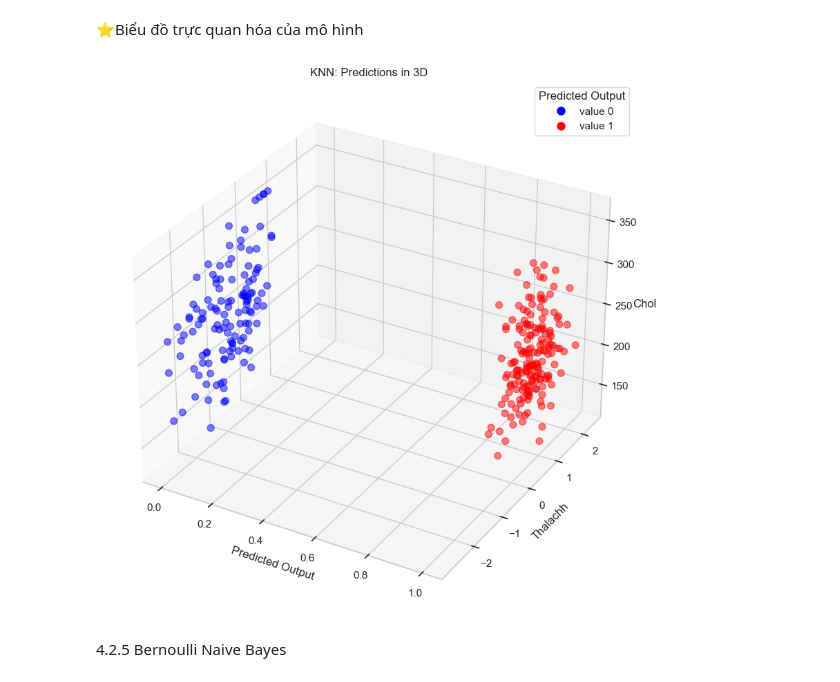
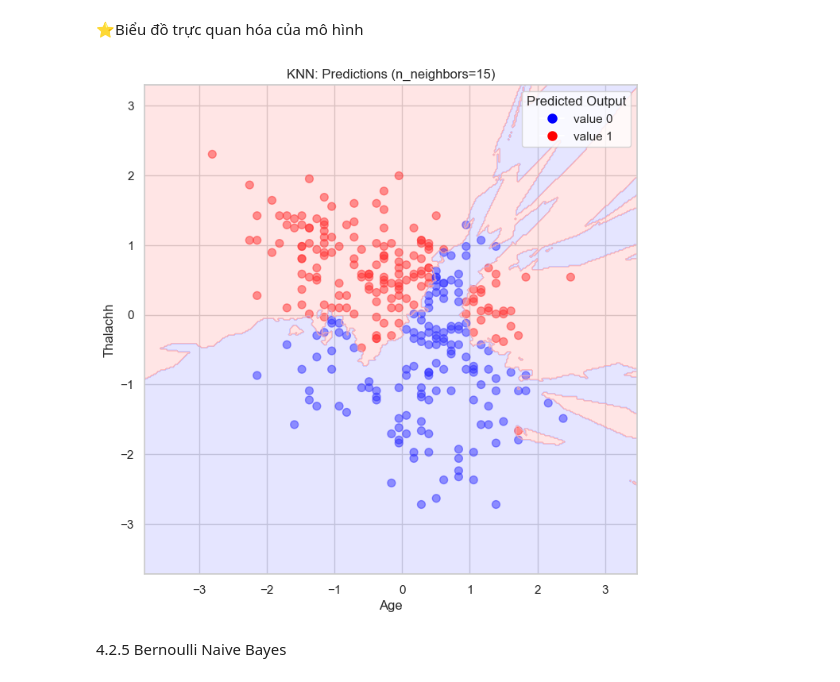
Before and after one commit to minhkhanh-coder/machine-learning-1, a Jupyter notebook: supervised_learning/supervised_learning.ipynb, the cells around one changed output. Drawn from its saved outputs; the diff is of its cells as text; code cells hidden in the pictures.

```diff
--- a/supervised_learning/supervised_learning.ipynb
+++ b/supervised_learning/supervised_learning.ipynb
@@ -758,51 +754,56 @@ weighted avg       0.74      0.73      0.74        60
 # %% [markdown]
 ⭐Biểu đồ trực quan hóa của mô hình
 # %%
-from sklearn.neighbors import KNeighborsClassifier
-from sklearn.preprocessing import StandardScaler
-import matplotlib.pyplot as plt
-import pandas as pd
-
-# Giả sử df là DataFrame của bạn
+# Chọn các biến độc lập và biến phụ thuộc
 numeric_features = ["age", "thalachh"]
 target_column = "output"
 
 # Chuẩn hóa dữ liệu
 scaler = StandardScaler()
 df[numeric_features] = scaler.fit_transform(df[numeric_features])
 
-# Xác định các đặc trưng và biến mục tiêu
+# Xác định các biến độc lập và biến phụ thuộc
 X_knn = df[numeric_features]
 y_knn = df[target_column]
 
-# Khởi tạo mô hình KNN
-knn_model = KNeighborsClassifier(n_neighbors=103)
+# Khởi tạo và huấn luyện mô hình KNN
+knn_model = KNeighborsClassifier(n_neighbors=15)
 knn_model.fit(X_knn, y_knn)
 
-# Dự đoán giá trị "output" cho toàn bộ tập dữ liệu
+# Dự đoán giá trị trên toàn bộ tập dữ liệu
 df["predicted_output"] = knn_model.predict(X_knn)
 
-# Biểu đồ scatter 3D với màu tương ứng với giá trị dự đoán
-fig = plt.figure(figsize=(10, 10))
-ax = fig.add_subplot(111, projection='3d')
+# Tạo meshgrid để vẽ đường biên quyết định
+h = 0.02
+x_min, x_max = df["age"].min() - 1, df["age"].max() + 1
+y_min, y_max = df["thalachh"].min() - 1, df["thalachh"].max() + 1
+xx, yy = np.meshgrid(np.arange(x_min, x_max, h), np.arange(y_min, y_max, h))
+
+# Dự đoán trên meshgrid
+Z = knn_model.predict(np.c_[xx.ravel(), yy.ravel()])
+Z = Z.reshape(xx.shape)
+
+# Trực quan hóa dữ liệu với màu sắc tương ứng với giá trị dự đoán
+plt.figure(figsize=(8, 8))
 colors = df["predicted_output"].map({0: 'blue', 1: 'red'})
-ax.scatter(df["predicted_output"], df["thalachh"], df["chol"], c=colors, s=50, alpha=0.5)
+scatter = plt.scatter(df["age"], df["thalachh"], c=colors, s=50, alpha=0.5)
 
-# Đặt tên cho các trục
-ax.set_xlabel('Predicted Output')
-ax.set_ylabel('Thalachh')
-ax.set_zlabel('Chol')
-ax.set_title('KNN: Predictions in 3D')
-
-legend_labels = {0: 'value 0', 1: 'value 1'}
-ax.legend(title='Predicted Output',handles=[plt.Line2D([0], [0], marker='o', color='w', markerfacecolor='blue', markersize=10),
-                   plt.Line2D([0], [0], marker='o', color='w', markerfacecolor='red', markersize=10)],
-          labels=[legend_labels[0], legend_labels[1]])
+# Vẽ đường biên quyết định
+plt.contourf(xx, yy, Z, cmap=ListedColormap(['#AAAAFF', '#FFAAAA']), alpha=0.3)
 
 
+plt.xlabel('Age')
+plt.ylabel('Thalachh')
+plt.title('KNN: Predictions (n_neighbors=15)')
+legend_labels = {0: 'value 0', 1: 'value 1'}
+plt.legend(title='Predicted Output', handles=[
+    plt.Line2D([0], [0], marker='o', color='w', markerfacecolor='blue', markersize=10),
+    plt.Line2D([0], [0], marker='o', color='w', markerfacecolor='red', markersize=10)],
+    labels=[legend_labels[0], legend_labels[1]])
+
 plt.show()
 # %% [output]
-[figure, old version]
+[figure, new version]
 # %% [markdown]
 4.2.5 Bernoulli Naive Bayes
 # %% [markdown]
```
Also changed, not shown: parts of 10 cells of this notebook, 1 other file.
